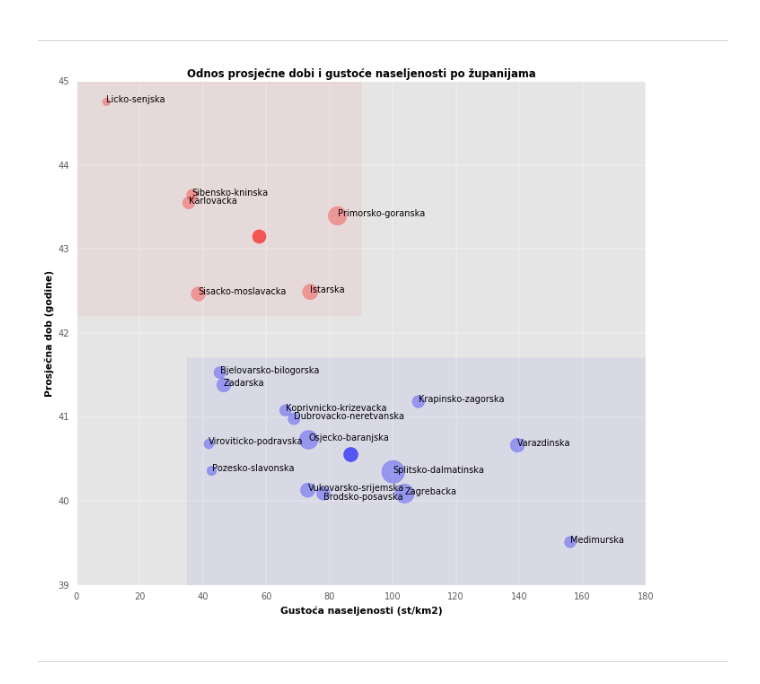
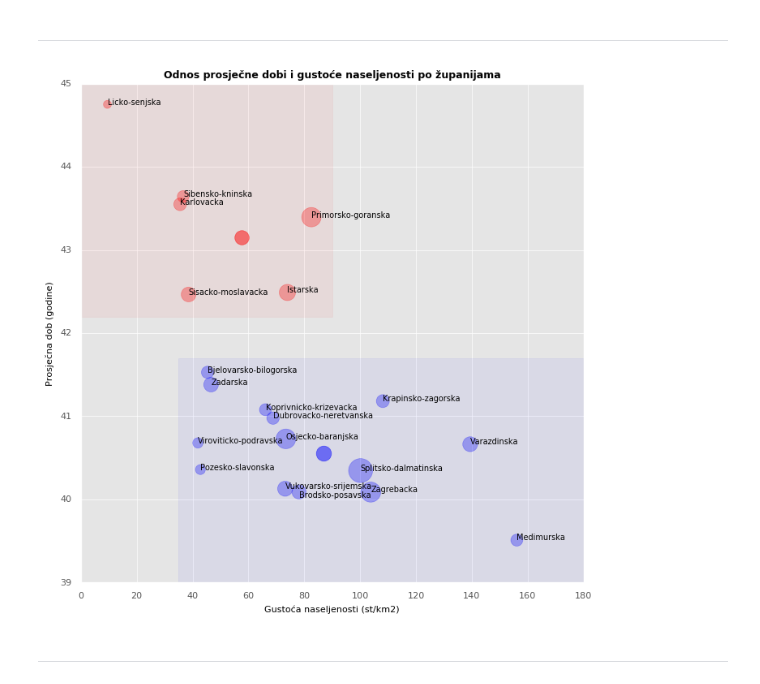
Before and after one commit to narimiran/data-notebooks, a Jupyter notebook: croatia-demographics.ipynb, the cells around one changed output. Drawn from its saved outputs; the diff is of its cells as text; code cells hidden in the pictures.

```diff
--- a/croatia-demographics.ipynb
+++ b/croatia-demographics.ipynb
@@ -227,7 +227,7 @@ avg_ages = avg_ages[~(avg_ages.index == 'Croatia')].sort_values(by='Total')
 
 
 fig, ax = plt.subplots()
-avg_ages['Total'].plot(kind='barh', width=0.7, ax=ax)
+avg_ages['Total'].plot(kind='barh', width=0.7, ax=ax, zorder=2)
 
 avg_cro = cro_avg_age['Total'].values[0]
 
@@ -235,16 +235,16 @@ for bar, value in zip(ax.patches, avg_ages['Total'].values):
     x = bar.get_width()
     y = bar.get_y()
     dx = ax.get_xbound()[1] / 500
-    dy = bar.get_height() / 2
+    dy = 0.45 * bar.get_height()
     ax.text(x-dx, y+dy, '{:.1f}'.format(value), va='center', ha='right', color='white')
 
 _ = (ax.set_title('Prosječna dob stanovništva po županijama'),
      ax.set_ylabel(''),
      ax.set_xlim((30, 46)),
      ax.tick_params(axis='both', length=0),
-     ax.axvline(avg_cro, color='#999999', zorder=0),
+     ax.axvline(avg_cro, color='#999999', zorder=1, lw=0.5),
      ax.text(avg_cro, -0.25,  'hrvatski prosjek:  {:.1f}'.format(avg_cro),
-             fontsize=11, rotation=90, ha='right', va='bottom'),
+             fontsize=8, rotation=90, ha='right', va='bottom'),
      ax.set_xticklabels([]),
      plt.tight_layout(),
      plt.savefig('./figures/cro_demo_03.png')
@@ -290,13 +290,13 @@ avg_per_county = total_per_county.mean()
 
 
 fig, ax = plt.subplots()
-total_per_county.plot(kind='barh', width=0.7, ax=ax)
+total_per_county.plot(kind='barh', width=0.7, ax=ax, zorder=2)
 
 for bar, value in zip(ax.patches, total_per_county.values):
     x = bar.get_width()
     y = bar.get_y()
     dx = ax.get_xbound()[1] / 200
-    dy = bar.get_height() / 2
+    dy = 0.45 * bar.get_height()
     ax.text(x-dx, y+dy, '{:.0f}'.format(value/1000),
             va='center', ha='right', color='white')
 
@@ -304,10 +304,10 @@ _ = (ax.set_title('Broj ljudi (u tisućama) po županijama'),
      ax.set_ylabel(''),
      ax.tick_params(axis='both', length=0),
      ax.set_xticklabels([]),
-     ax.axvline(avg_per_county, color='#999999', zorder=0),
+     ax.axvline(avg_per_county, color='#999999', zorder=1, lw=0.5),
      ax.text(avg_per_county, -0.25,
              'hrvatski prosjek:  {:.0f}'.format(avg_per_county/1000),
-             fontsize=11, rotation=90, ha='right', va='bottom'),
+             fontsize=8, rotation=90, ha='right', va='bottom'),
      plt.tight_layout(),
      plt.savefig('./figures/cro_demo_04.png'),
     )
@@ -378,41 +378,41 @@ z1 = z[z.age > 42]
 z2 = z[z.age < 42]
 
 z1_d = (z1.density * z1.Size).sum() / z1.Size.sum()
 z1_a = (z1.age * z1.Size).sum() / z1.Size.sum()
 z1_s = z1.Size.sum() / z1.shape[0]
 z2_d = (z2.density * z2.Size).sum() / z2.Size.sum()
 z2_a = (z2.age * z2.Size).sum() / z2.Size.sum()
 z2_s = z2.Size.sum() / z2.shape[0]
 
 
-fig, ax = plt.subplots(figsize=(10, 9))
+fig, ax = plt.subplots(figsize=(7, 7))
 
-ax.scatter(z1.density, z1.age, s=z1.Size*1.5, alpha=0.3, color='r')
-ax.scatter(z2.density, z2.age, s=z2.Size*1.5, alpha=0.3, color='b')
+ax.scatter(z1.density, z1.age, s=z1.Size, alpha=0.3, color='r')
+ax.scatter(z2.density, z2.age, s=z2.Size, alpha=0.3, color='b')
 
-ax.scatter(z1_d, z1_a, s=z1_s*1.5, alpha=0.6, color='r')
-ax.scatter(z2_d, z2_a, s=z2_s*1.5, alpha=0.6, color='b')
+ax.scatter(z1_d, z1_a, s=z1_s, alpha=0.5, color='r')
+ax.scatter(z2_d, z2_a, s=z2_s, alpha=0.5, color='b')
 
 ax.fill_between(x=[0, 90], y1=42.2, y2=45, alpha=0.05, color='r')
 ax.fill_between(x=[35, 180], y1=39, y2=41.7, alpha=0.05, color='b')
 
 for i, txt in enumerate(z.index):
     if txt == 'Brodsko-posavska':
-        ax.annotate(txt, (x[i], y[i]-0.07))
+        ax.annotate(txt, (x[i], y[i]-0.07), fontsize=7)
         continue
-    ax.annotate(txt, (x[i], y[i]))
+    ax.annotate(txt, (x[i], y[i]), fontsize=7)
 
 _ = (ax.set_ylim(39,45),
      ax.set_xlim(0, 180),
      ax.set_title('Odnos prosječne dobi i gustoće naseljenosti po županijama'),
      ax.set_ylabel('Prosječna dob (godine)', color='k'),
      ax.set_xlabel('Gustoća naseljenosti (st/km2)', color='k'),
      ax.tick_params(axis='both', length=0),
      plt.tight_layout(),
      plt.savefig('./figures/cro_demo_06.png'),
     )
 # %% [output]
-[figure, old version]
+[figure, new version]
 # %% [markdown]
 ---
 # %%
```
Also changed, not shown: parts of 10 cells of this notebook, 7 other files.
